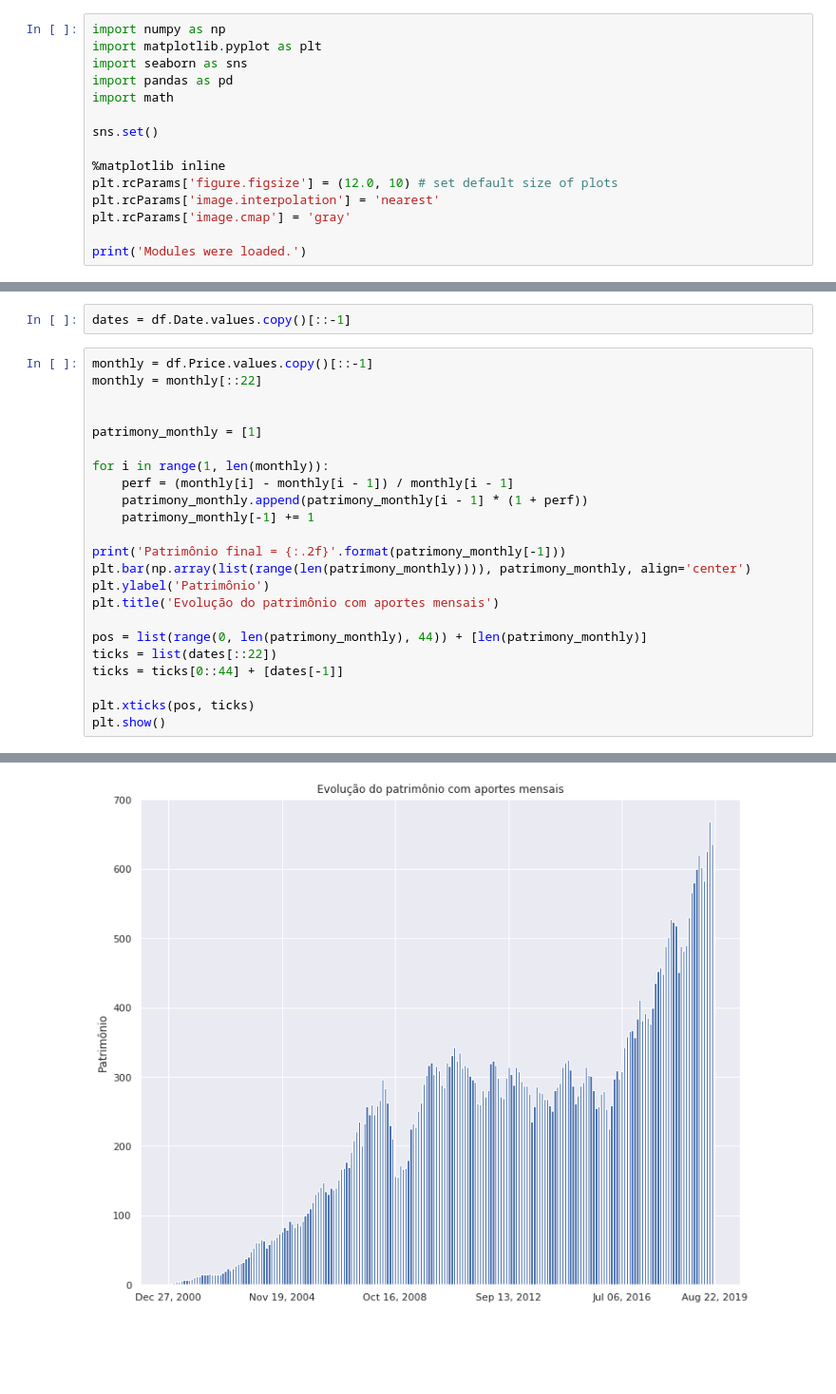
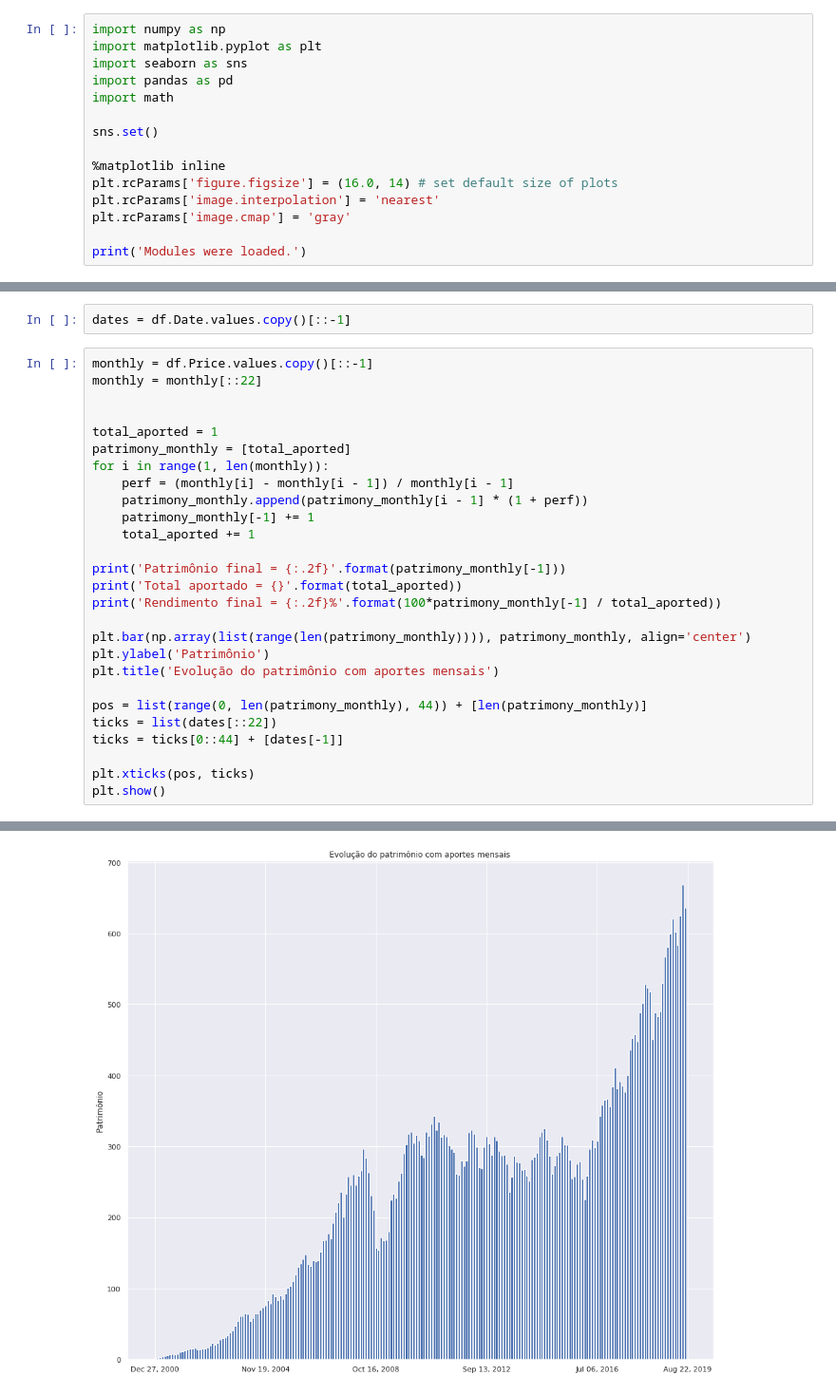
Before and after one commit to georgegondim/misc, a Jupyter notebook: finances/ibov.ipynb, the cells around one changed output, grey strips where cells are left out. Shown at 95% size. Cells and saved outputs as stored; diff of their text form; blank space fills up the shorter version.

Commit message:
add total injection and percentual return

```diff
--- a/finances/ibov.ipynb
+++ b/finances/ibov.ipynb
@@ -8,7 +8,7 @@ import math
 sns.set()
 
 %matplotlib inline
-plt.rcParams['figure.figsize'] = (12.0, 10) # set default size of plots
+plt.rcParams['figure.figsize'] = (16.0, 14) # set default size of plots
 plt.rcParams['image.interpolation'] = 'nearest'
 plt.rcParams['image.cmap'] = 'gray'
 
@@ -62,14 +62,18 @@ monthly = df.Price.values.copy()[::-1]
 monthly = monthly[::22]
 
 
-patrimony_monthly = [1]
-
+total_aported = 1
+patrimony_monthly = [total_aported]
 for i in range(1, len(monthly)):
     perf = (monthly[i] - monthly[i - 1]) / monthly[i - 1]
     patrimony_monthly.append(patrimony_monthly[i - 1] * (1 + perf))
     patrimony_monthly[-1] += 1
+    total_aported += 1
 
 print('Patrimônio final = {:.2f}'.format(patrimony_monthly[-1]))
+print('Total aportado = {}'.format(total_aported))
+print('Rendimento final = {:.2f}%'.format(100*patrimony_monthly[-1] / total_aported))
+
 plt.bar(np.array(list(range(len(patrimony_monthly)))), patrimony_monthly, align='center')
 plt.ylabel('Patrimônio')
 plt.title('Evolução do patrimônio com aportes mensais')
@@ -85,4 +91,4 @@ Patrimônio final = 636.23
-[figure, old version]
+[figure, new version]
 # %%
 
 lows = df.min_price.values.copy()[::-1]
```
Also changed, not shown: parts of 2 cells of this notebook.
